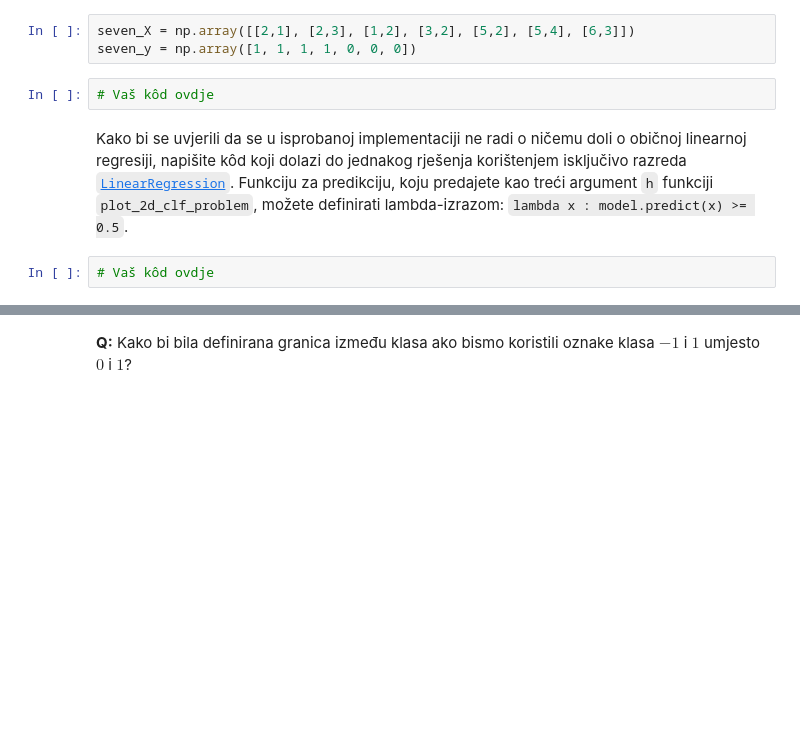
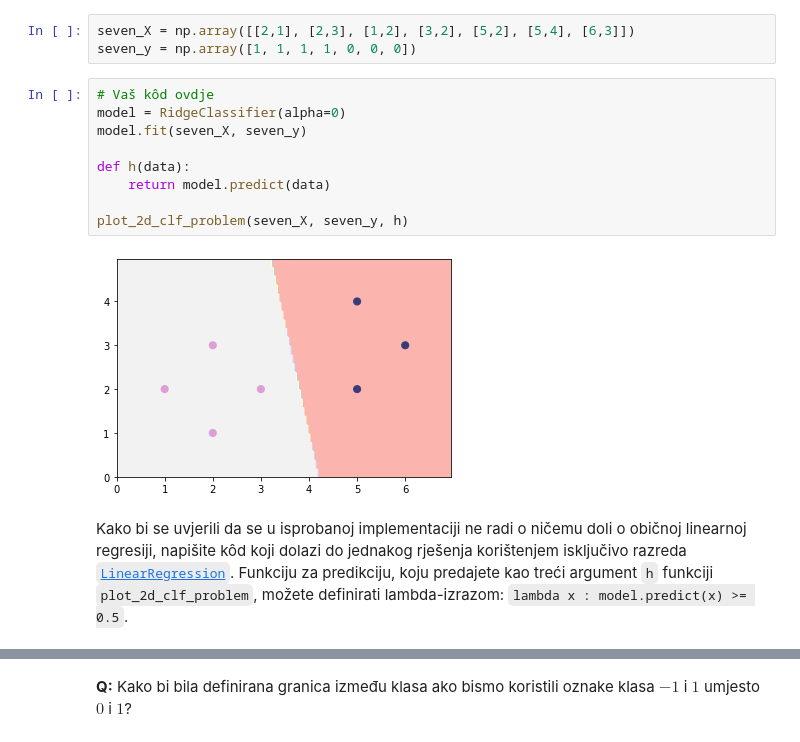
Before and after one commit to tomislavbjelcic/fer-tomislav, a Jupyter notebook: semestar_7/strojno/lab/SU1-2021-05-LDM.ipynb, the cells around one changed output, grey strips where cells are left out. Saved outputs shown, nothing was run; the diff lists cells and outputs as text; blank space fills up the shorter version.

```diff
--- a/semestar_7/strojno/lab/SU1-2021-05-LDM.ipynb
+++ b/semestar_7/strojno/lab/SU1-2021-05-LDM.ipynb
@@ -79,9 +82,16 @@ Prvo, isprobajte *ugrađeni* model na linearno odvojivom skupu podataka `seven`
 # %%
 seven_X = np.array([[2,1], [2,3], [1,2], [3,2], [5,2], [5,4], [6,3]])
 seven_y = np.array([1, 1, 1, 1, 0, 0, 0])
-# %%
-# Vaš kôd ovdje
+# %%
+# Vaš kôd ovdje
+model = RidgeClassifier(alpha=0)
+model.fit(seven_X, seven_y)
+
+def h(data):
+    return model.predict(data)
+
+plot_2d_clf_problem(seven_X, seven_y, h)
+# %% [output]
+[figure, added]
 # %% [markdown]
 Kako bi se uvjerili da se u isprobanoj implementaciji ne radi o ničemu doli o običnoj linearnoj regresiji, napišite kôd koji dolazi do jednakog rješenja korištenjem isključivo razreda [`LinearRegression`](http://scikit-learn.org/stable/modules/generated/sklearn.linear_model.LinearRegression.html). Funkciju za predikciju, koju predajete kao treći argument `h` funkciji `plot_2d_clf_problem`, možete definirati lambda-izrazom: `lambda x : model.predict(x) >= 0.5`.
-# %%
-# Vaš kôd ovdje
```
Also changed, not shown: parts of 9 cells of this notebook.
